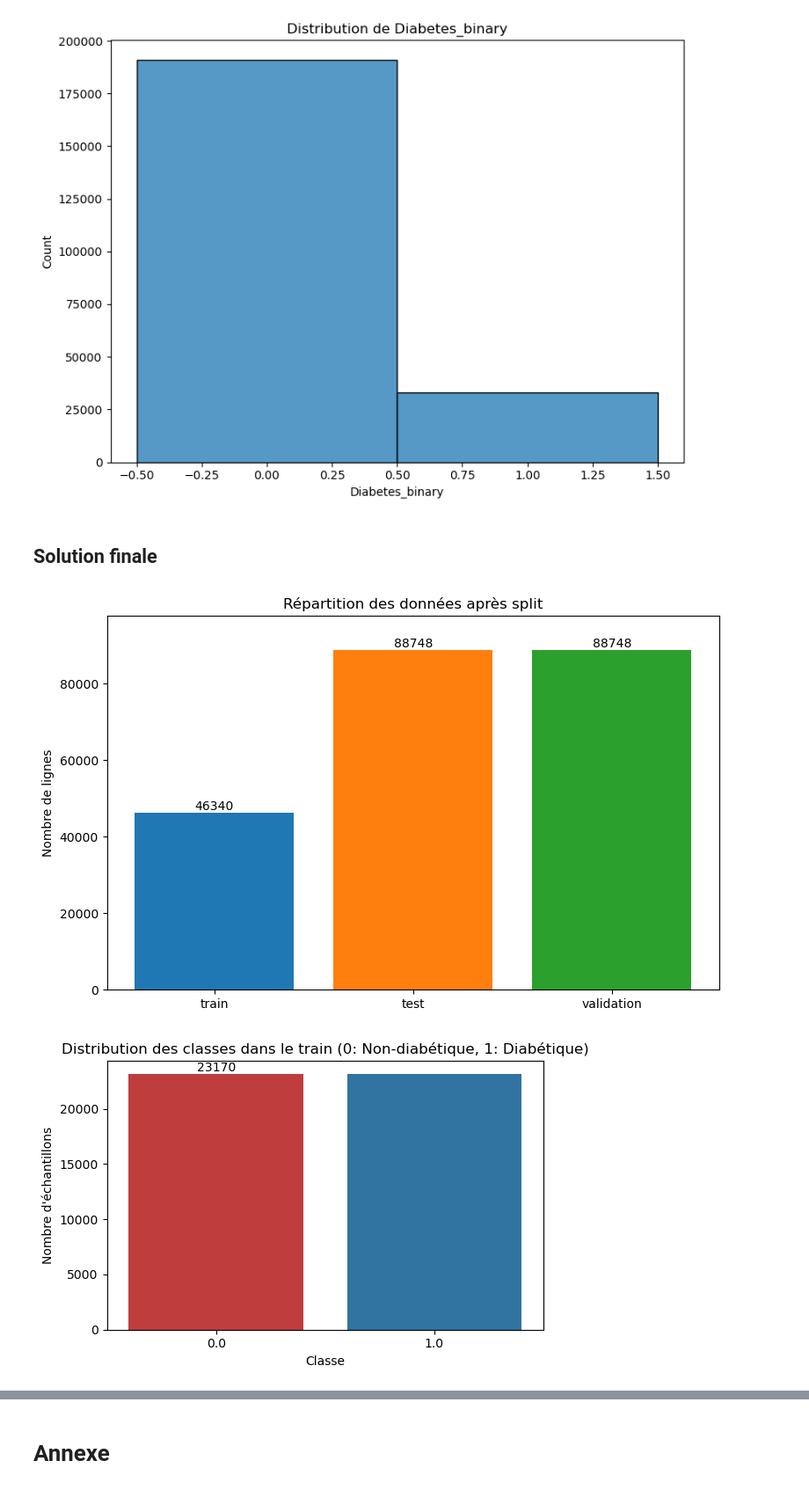
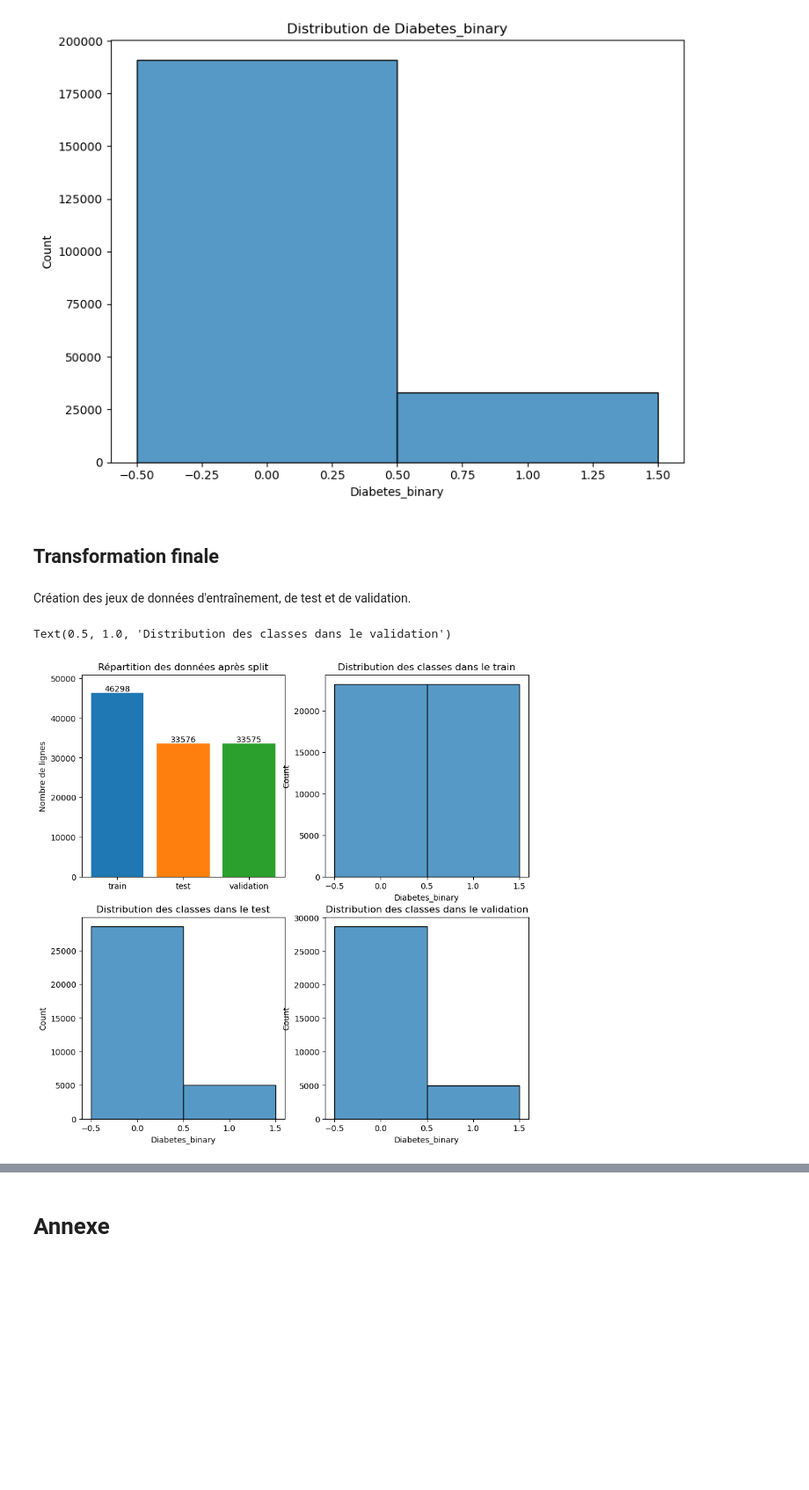
Before and after one commit to 0xybo/CESI_A4_IA_DeepLearning, a Jupyter notebook: Livrable 1.ipynb, the cells around one changed output, grey strips where cells are left out. Shown at 88% size. Cells and saved outputs as stored; diff of their text form; code cells hidden in the pictures; blank space fills up the shorter version.

```diff
--- a/Livrable 1.ipynb
+++ b/Livrable 1.ipynb
@@ -565,6 +571,6 @@ ax_age_minmax.set_title("Age normalisation minmax")
 ax_BMI_original.set_title("BMI sans normalisation")
 ax_BMI_minmax.set_title("BMI normalisation minmax")
 
-dataset["BMI"] = BMI_minmax["BMI"]
-dataset
+dataset.data["BMI"] = BMI_minmax.data["BMI"]
+dataset.data["Age"] = age_minmax.data["Age"]
 # %% [output]
@@ -616,11 +621,35 @@ dataset.draw_distribution(column=dataset.target)
 # %% [output]
 [figure]
 # %% [markdown]
-## Solution finale
+## Transformation finale
+# %% [markdown]
+Création des jeux de données d'entraînement, de test et de validation.
 # %%
-dataset.export_to_csv("./output")
+train_data, test_data, validation_data = dataset.export_to_csv("./dataset/dataset")
 
-# dataset.export_to_csv("./dataset/output")
+fig = plt.figure(figsize=(10, 10))
+ax_split = fig.add_subplot(221)
+ax_dist_train = fig.add_subplot(222)
+ax_dist_test = fig.add_subplot(223)
+ax_dist_val = fig.add_subplot(224)
+
+repartition = {
+    "train": len(train_data),
+    "test": len(test_data),
+    "validation": len(validation_data),
+}
+bars = ax_split.bar(repartition.keys(), repartition.values(), color=["tab:blue", "tab:orange", "tab:green"])
+ax_split.set_title("Répartition des données après split")
+ax_split.set_ylabel("Nombre de lignes")
+ax_split.bar_label(bars)
+ax_split.set_ylim(0, max(repartition.values()) * 1.1 if repartition.values() else 1)
+
+sns.histplot(train_data[dataset.target], discrete=True, ax=ax_dist_train, binwidth=0.1)
+ax_dist_train.set_title("Distribution des classes dans le train")
+sns.histplot(test_data[dataset.target], discrete=True, ax=ax_dist_test, binwidth=0.1)
+ax_dist_test.set_title("Distribution des classes dans le test")
+sns.histplot(validation_data[dataset.target], discrete=True, ax=ax_dist_val, binwidth=0.1)
+ax_dist_val.set_title("Distribution des classes dans le validation")
 # %% [output]
+Text(0.5, 1.0, 'Distribution des classes dans le validation')
-[figure, old version]
+[figure, new version]
-[figure, removed]
```
Also changed, not shown: parts of 16 cells of this notebook, 2 other files.
